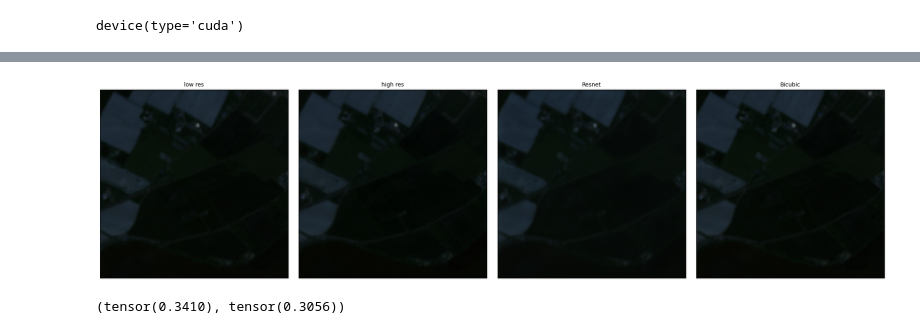
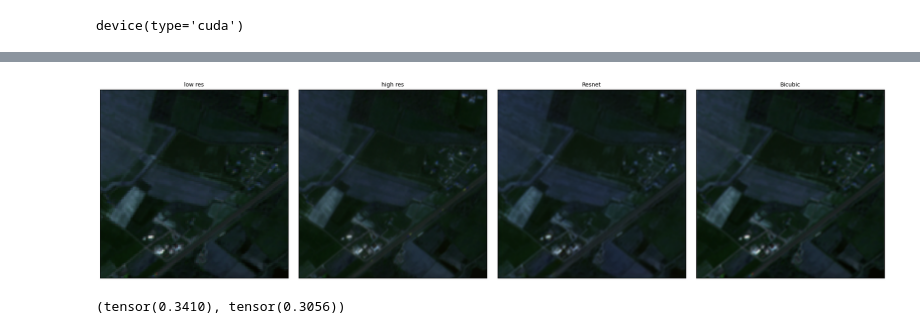
Before and after one commit to LimaoC/super-resolution-for-satellite-imagery, a Jupyter notebook: notebooks/mitch/prototype-gan.ipynb, the cells around one changed output, grey strips where cells are left out. Drawn from its saved outputs; the diff is of its cells as text; code cells hidden in the pictures.

```diff
--- a/notebooks/mitch/prototype-gan.ipynb
+++ b/notebooks/mitch/prototype-gan.ipynb
@@ -348,29 +358,29 @@ loader = DataLoader(train_patches, batch_size=100)
 # %%
 import random
 
 index = random.randint(0, len(low_res) - 1)
 
 low_res_example = low_res[index]
 high_res_example = high_res[index]
 out = model(low_res_example.unsqueeze(0)).detach().clamp(0, 1)
 bicubic_out = (
     interpolate(low_res_example.unsqueeze(0), size=(256, 256), mode="bicubic")
     .float()
     .clamp(0, 1)
 )
 plot_gallery(
     [
-        low_res_example.permute(1, 2, 0),
-        high_res_example.permute(1, 2, 0),
-        out[0].permute(1, 2, 0),
-        bicubic_out[0].permute(1, 2, 0),
+        adjust_brightness(low_res_example, 2).permute(1, 2, 0),
+        adjust_brightness(high_res_example, 2).permute(1, 2, 0),
+        adjust_brightness(out[0], 2).permute(1, 2, 0),
+        adjust_brightness(bicubic_out[0], 2).permute(1, 2, 0),
     ],
     titles=["low res", "high res", "Resnet", "Bicubic"],
     xscale=5,
     yscale=5,
 )
 # %% [output]
-[figure, old version]
+[figure, new version]
 # %%
 low_res_example.max(), high_res_example.max()
 # %% [output]
```
Also changed, not shown: parts of 13 cells of this notebook.
